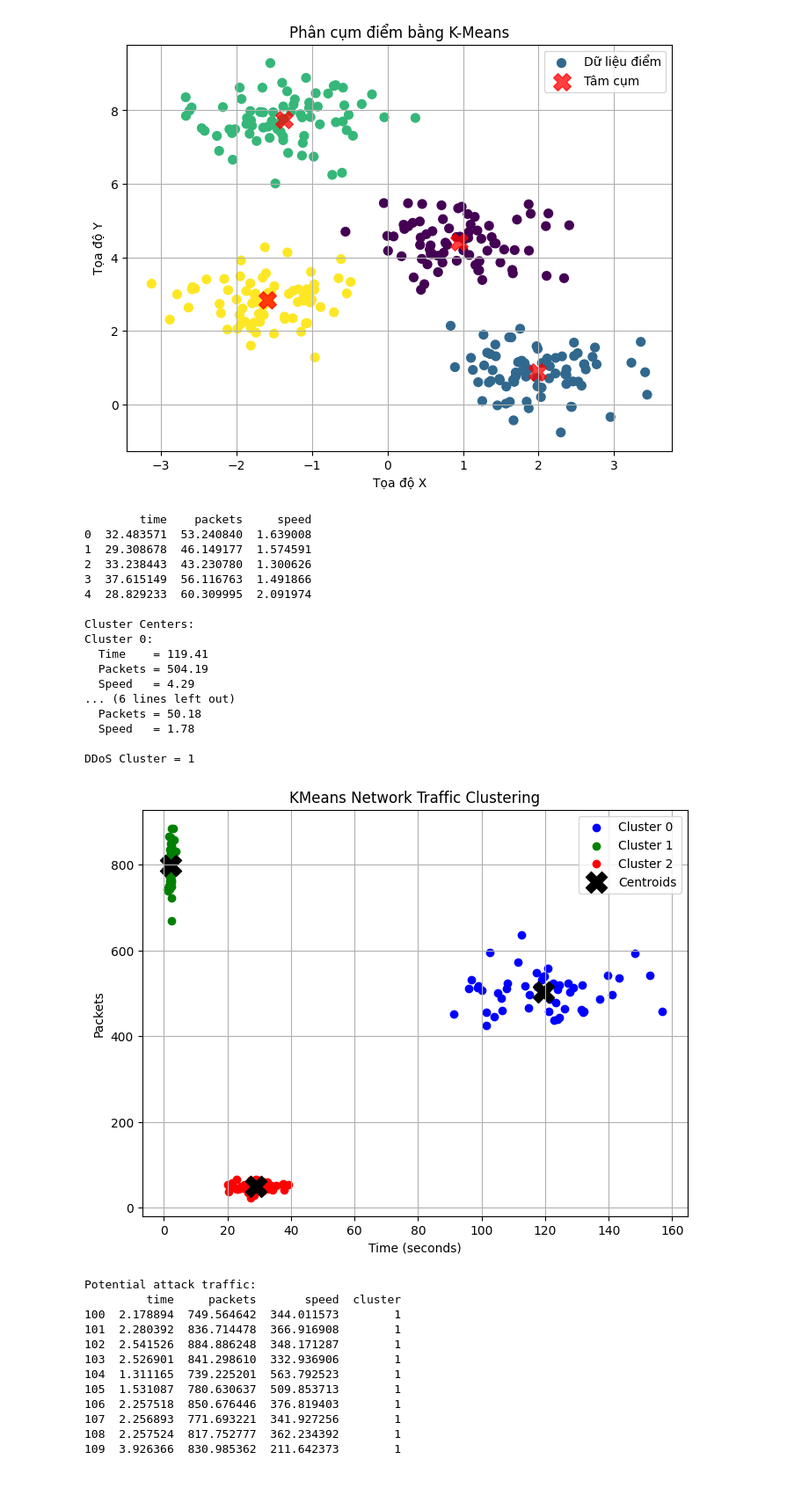
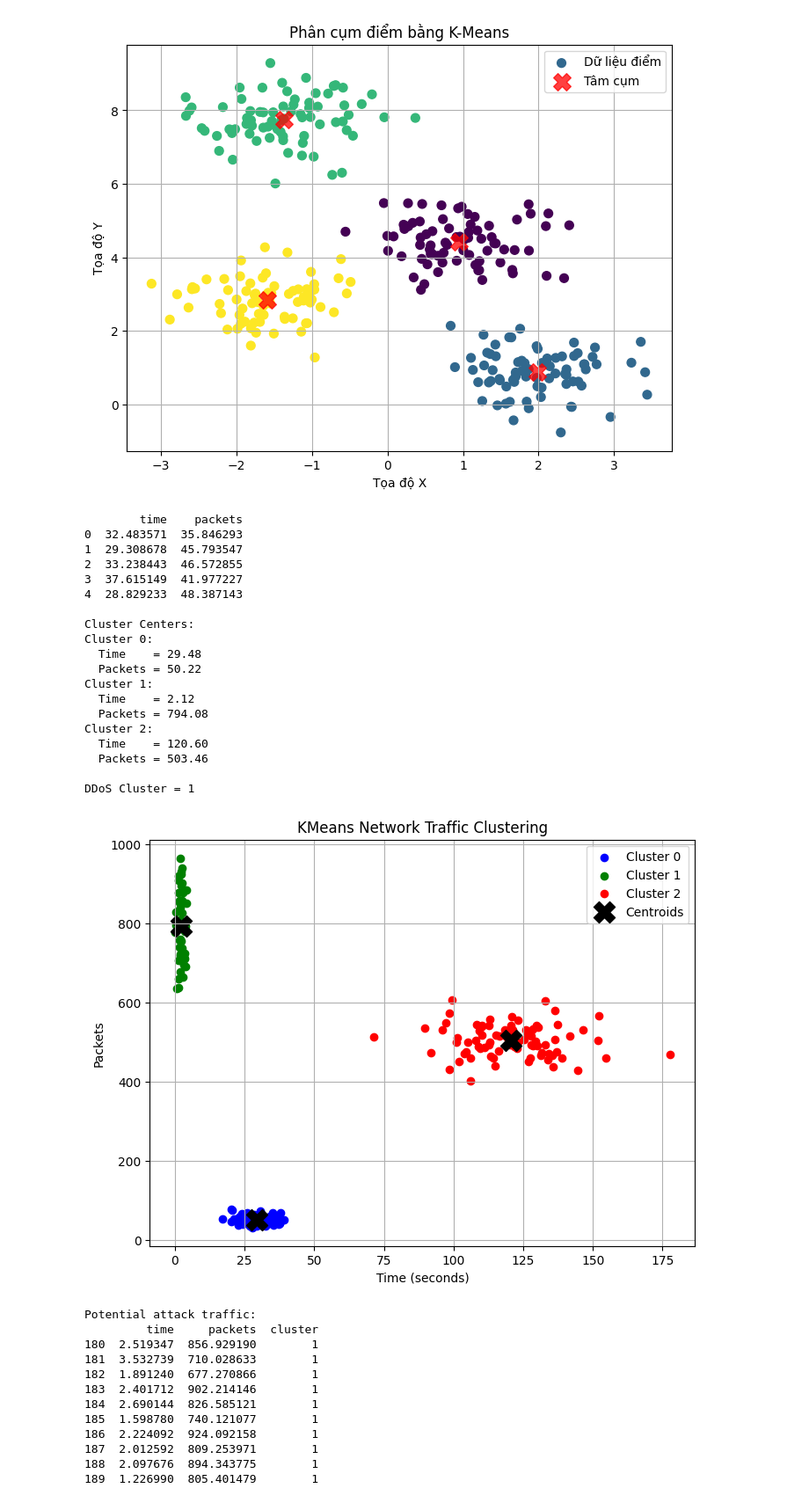
Before and after one commit to minhphuc100/AI-for-cybersecurity, a Jupyter notebook: First lab.ipynb, the cells around one changed output. Shown at 88% size. Drawn from its saved outputs; the diff is of its cells as text; code cells hidden in the pictures.

```diff
--- a/First lab.ipynb
+++ b/First lab.ipynb
@@ -36,24 +36,25 @@ plt.show()
 np.random.seed(42)
 
 # Nhóm người dùng bình thường
-normal_time = np.random.normal(30, 5, 50)
-normal_packets = np.random.normal(50, 10, 50)
-normal_speed = [p / t if t != 0 else 0 for p, t in zip(normal_packets, normal_time)] # Tốc độ = packets / time
+normal_time = np.random.normal(30, 5, 100)
+normal_packets = np.random.normal(50, 10, 100)
+
 # Nhóm máy chủ tải file
-server_time = np.random.normal(120, 15, 50)
-server_packets = np.random.normal(500, 50, 50)
-server_speed = [p / t if t != 0 else 0 for p, t in zip(server_packets, server_time)] # Tốc độ = packets / time
+server_time = np.random.normal(120, 15, 80)
+server_packets = np.random.normal(500, 50, 80)
+
 
 # Nhóm DDoS
-ddos_time = np.random.normal(2, 0.5, 50)
-ddos_packets = np.random.normal(800, 40, 50)
-ddos_speed = [p / t if t != 0 else 0 for p, t in zip(ddos_packets, ddos_time)] # Tốc độ = packets / time
+ddos_time =np.random.normal(2, 1, 50)
+ddos_packets = np.random.normal(800, 80, 50)
+
 
 # Ghép dữ liệu
 time_data = np.concatenate([
     normal_time,
     server_time,
-    ddos_time
+    ddos_time,
+
 ])
 
 packet_data = np.concatenate([
@@ -61,16 +62,11 @@ packet_data = np.concatenate([
     server_packets,
     ddos_packets
 ])
-speed_data = np.concatenate([
-    normal_speed,
-    server_speed,
-    ddos_speed
-])
+
 # DataFrame
 df = pd.DataFrame({
     'time': time_data,
     'packets': packet_data,
-    'speed': speed_data
 })
 
 print(df.head())
@@ -107,7 +103,7 @@ for i, center in enumerate(centers):
     print(f"Cluster {i}:")
     print(f"  Time    = {center[0]:.2f}")
     print(f"  Packets = {center[1]:.2f}")
-    print(f"  Speed   = {center[2]:.2f}")
+
 
 # =========================
 # 5. Xác định cluster DDoS
@@ -143,55 +139,57 @@ plt.scatter(
     c='black',
     marker='X',
     s=300,
     label='Centroids'
 )
 
 plt.xlabel('Time (seconds)')
 plt.ylabel('Packets')
 plt.title('KMeans Network Traffic Clustering')
 
 plt.legend()
 plt.grid(True)
 
 plt.show()
 
 # =========================
 # 7. Cảnh báo
 # =========================
 
 print("\nPotential attack traffic:")
 
 attack_data = df[df['cluster'] == ddos_cluster]
 
 print(attack_data.head(10))
 # %% [output]
-        time    packets     speed
-0  32.483571  53.240840  1.639008
-1  29.308678  46.149177  1.574591
-2  33.238443  43.230780  1.300626
-3  37.615149  56.116763  1.491866
-4  28.829233  60.309995  2.091974
+        time    packets
+0  32.483571  35.846293
+1  29.308678  45.793547
+2  33.238443  46.572855
+3  37.615149  41.977227
+4  28.829233  48.387143
 
 Cluster Centers:
 Cluster 0:
-  Time    = 119.41
-  Packets = 504.19
-  Speed   = 4.29
-... (6 lines left out)
-  Packets = 50.18
-  Speed   = 1.78
+  Time    = 29.48
+  Packets = 50.22
+Cluster 1:
+  Time    = 2.12
+  Packets = 794.08
+Cluster 2:
+  Time    = 120.60
+  Packets = 503.46
 
 DDoS Cluster = 1
-[figure, old version]
+[figure, new version]
 Potential attack traffic:
-         time     packets       speed  cluster
-100  2.178894  749.564642  344.011573        1
-101  2.280392  836.714478  366.916908        1
-102  2.541526  884.886248  348.171287        1
-103  2.526901  841.298610  332.936906        1
-104  1.311165  739.225201  563.792523        1
-105  1.531087  780.630637  509.853713        1
-106  2.257518  850.676446  376.819403        1
-107  2.256893  771.693221  341.927256        1
-108  2.257524  817.752777  362.234392        1
-109  3.926366  830.985362  211.642373        1
+         time     packets  cluster
+180  2.519347  856.929190        1
+181  3.532739  710.028633        1
+182  1.891240  677.270866        1
+183  2.401712  902.214146        1
+184  2.690144  826.585121        1
+185  1.598780  740.121077        1
+186  2.224092  924.092158        1
+187  2.012592  809.253971        1
+188  2.097676  894.343775        1
+189  1.226990  805.401479        1
```
Also changed, not shown: parts of 1 cell of this notebook.
